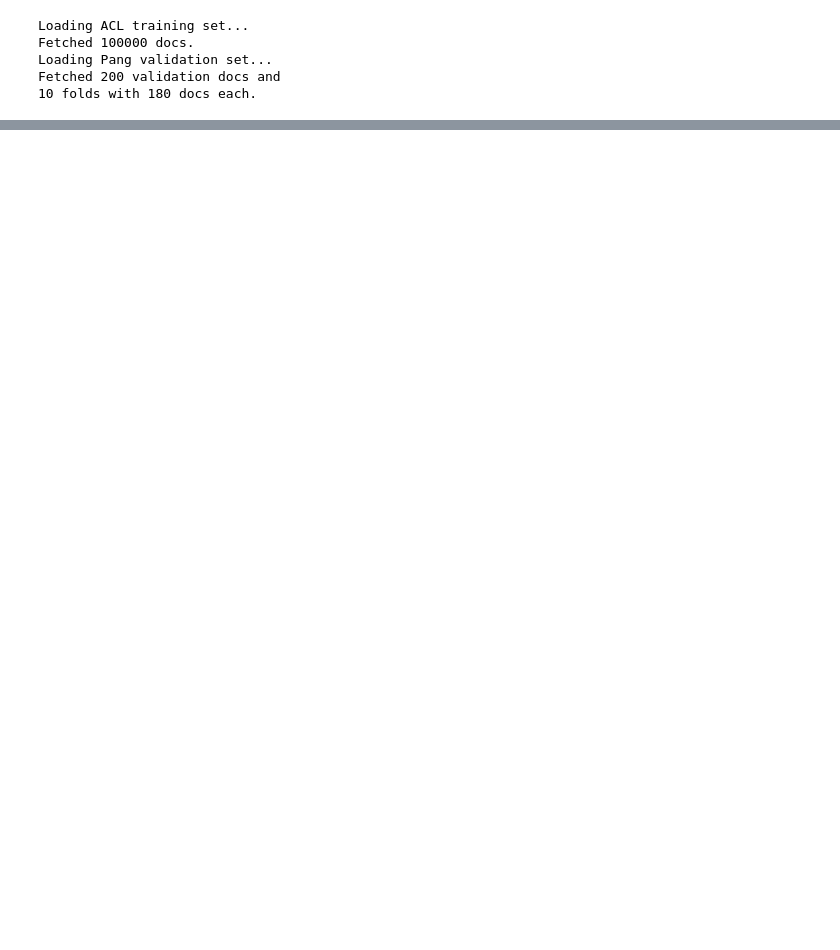
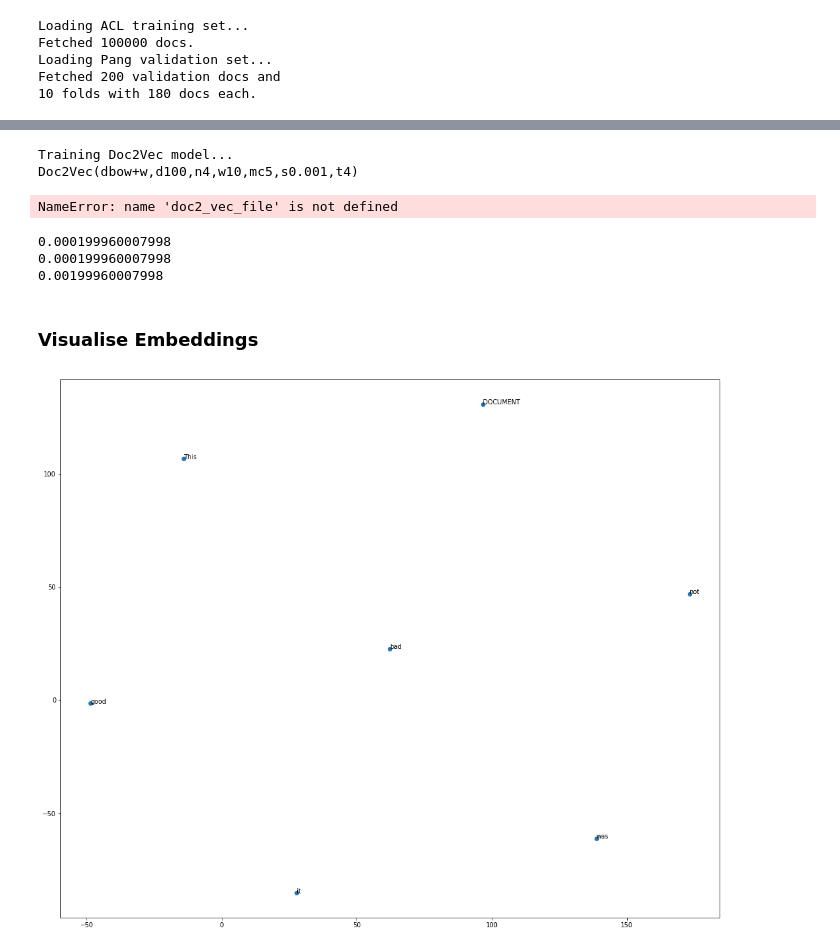
Before and after one commit to KarenSarmiento/NLP-Practicals, a Jupyter notebook: task_2/Task2_Doc2Vec.ipynb, the cells around one changed output, grey strips where cells are left out. Saved outputs shown, nothing was run; the diff lists cells and outputs as text; code cells hidden in the pictures; blank space fills up the shorter version.

```diff
--- a/task_2/Task2_Doc2Vec.ipynb
+++ b/task_2/Task2_Doc2Vec.ipynb
@@ -174,0 +402,3 @@ def permutation_test():
+# %%
+def reduce_dimensions(data, dimensions):
+    return TSNE(n_components=dimensions).fit_transform(data)
@@ -174,0 +408,11 @@ def permutation_test():
+# %%
+def create_2d_plot(vectors, labels):
+    fig = plt.figure()
+    fig.set_size_inches(18.5, 15.5)
+    ax = fig.add_subplot("111")
+    xs = [vector[0] for vector in vectors]
+    ys = [vector[1] for vector in vectors]
+    ax.scatter(xs, ys)
+    for x, y, label in zip(xs, ys, labels):
+        ax.annotate(label, (x, y))
+    plt.show()
@@ -175,2 +486,24 @@ def permutation_test():
+# %%
+def plot_words_in_document(document, doc2vec_model):
+    doc_vector = doc2vec_model.infer_vector(document)
+
+    words = []
+    word_vectors = []
+    for word in set(document):
+        try:
+            vector = doc2vec_model.wv.get_vector(word)
+            words.append(word)
+            word_vectors.append(vector)
+            #print("{}: {}".format(word, vector))
+        except:
+            pass
+
+    words.append("DOCUMENT")
+    word_vectors.append(doc_vector)
+
+    reduced_vectors = reduce_dimensions(word_vectors, 3)
+    create_2d_plot(reduced_vectors, words)
+
+# plot_words_in_document(["hello", "there", "friend"])
 # %% [markdown]
 # Executing Code
@@ -221,0 +556,20 @@ The accuracy is 82.5%.
+# %%
+# # TRAIN DOC2VEC MODEL
+print("Training Doc2Vec model...")
+doc2vec_docs = [TaggedDocument(doc, [i])
+                 for i, doc in enumerate(embeddings_training_set)]
+doc2vec_model = Doc2Vec(doc2vec_docs, seed=SEED, dbow_words=1,
+                epochs=15, workers=4, dm=0, window=10,
+                feature_size=100, hs=0, min_count=5, negative=4)
+doc2_vec_file = get_tmpfile("my_doc2vec_model")
+
+doc2vec_model.save(doc2_vec_file)
+modoc2vec_modeldel = Doc2Vec.load(doc2_vec_file)
+print(doc2vec_model)
+# %% [output]
+Training Doc2Vec model...
+Doc2Vec(dbow+w,d100,n4,w10,mc5,s0.001,t4)
+# %%
+doc2_vec_model = Doc2Vec.load(doc2_vec_file)
+# %% [output]
+NameError: name 'doc2_vec_file' is not defined
@@ -221,0 +596,15 @@ The accuracy is 82.5%.
+# %%
+## p1 = permutation_test(flatten(bow_classifications), flatten(doc2vec_classifications))
+print(p1)
+
+p2 = permutation_test(flatten(bow_mod_classifications), flatten(doc2vec_classifications))
+print(p2)
+
+p3 = permutation_test(flatten(bow_classifications), flatten(bow_mod_classifications))
+print(p3)
+# %% [output]
+0.000199960007998
+0.000199960007998
+0.00199960007998
+# %% [markdown]
+### Visualise Embeddings
@@ -221,0 +614,7 @@ The accuracy is 82.5%.
+# %%
+bad_review = ["This", "was", "not", "good", "it", "was", "bad"]
+good_review = ["This", "was", "not", "bad", "it", "was", "good"]
+plot_words_in_document(bad_review)
+# plot_words_in_document(good_review)
+# %% [output]
+[figure, added]
```
Also changed, not shown: parts of 35 cells of this notebook, 2 other files.
